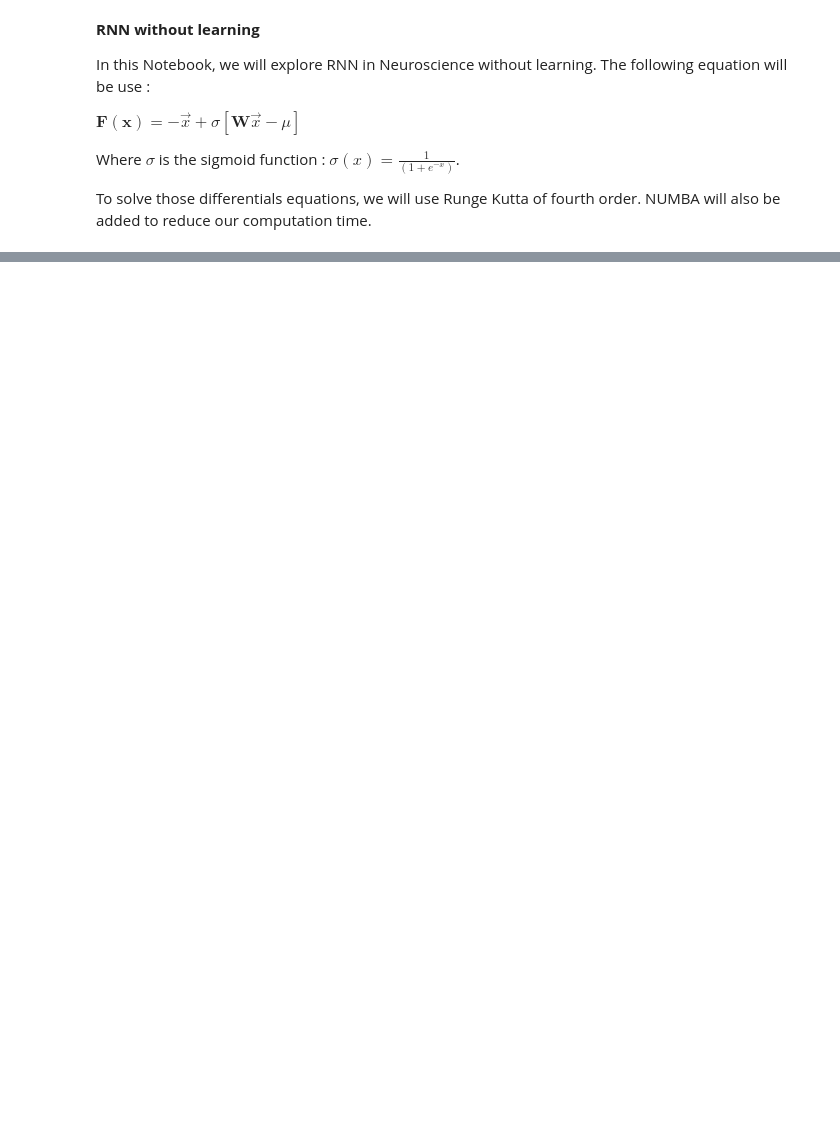
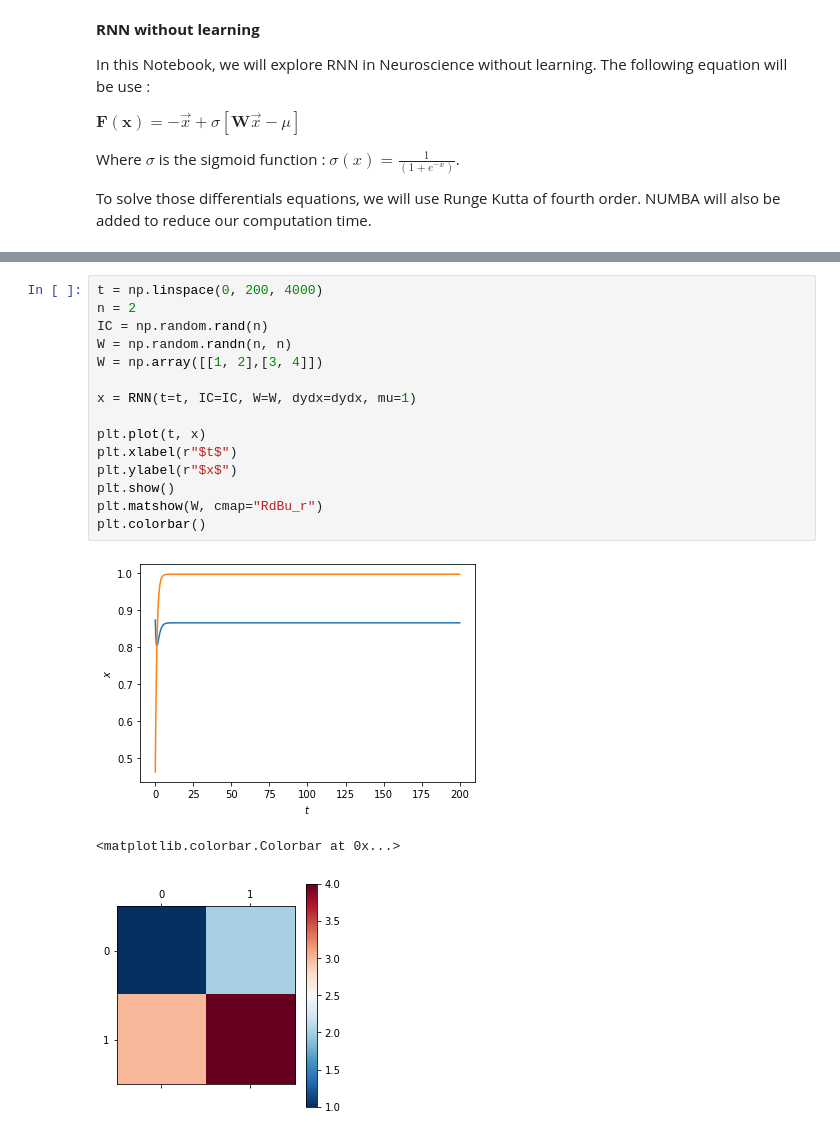
Before and after one commit to DCC-Lab/Computational-neuroscience-RNNs-, a Jupyter notebook: RNN without learning/RNN_WithoutLR.ipynb, the cells around one changed output, grey strips where cells are left out. Drawn from its saved outputs; the diff is of its cells as text; blank space fills up the shorter version.

```diff
--- a/RNN without learning/RNN_WithoutLR.ipynb
+++ b/RNN without learning/RNN_WithoutLR.ipynb
@@ -43,0 +44,19 @@ def RK4(t, IC, dydx, W, sigma=lambda x: ((1+np.exp(-x))**(-1)), mu=0):
+# %%
+t = np.linspace(0, 200, 4000)
+n = 2
+IC = np.random.rand(n)
+W = np.random.randn(n, n)
+W = np.array([[1, 2],[3, 4]])
+
+x = RNN(t=t, IC=IC, W=W, dydx=dydx, mu=1)
+
+plt.plot(t, x)
+plt.xlabel(r"$t$")
+plt.ylabel(r"$x$")
+plt.show()
+plt.matshow(W, cmap="RdBu_r")
+plt.colorbar()
+# %% [output]
+[figure, added]
+<matplotlib.colorbar.Colorbar at 0x...>
+[figure, added]
```
Also changed, not shown: parts of 22 cells of this notebook.
